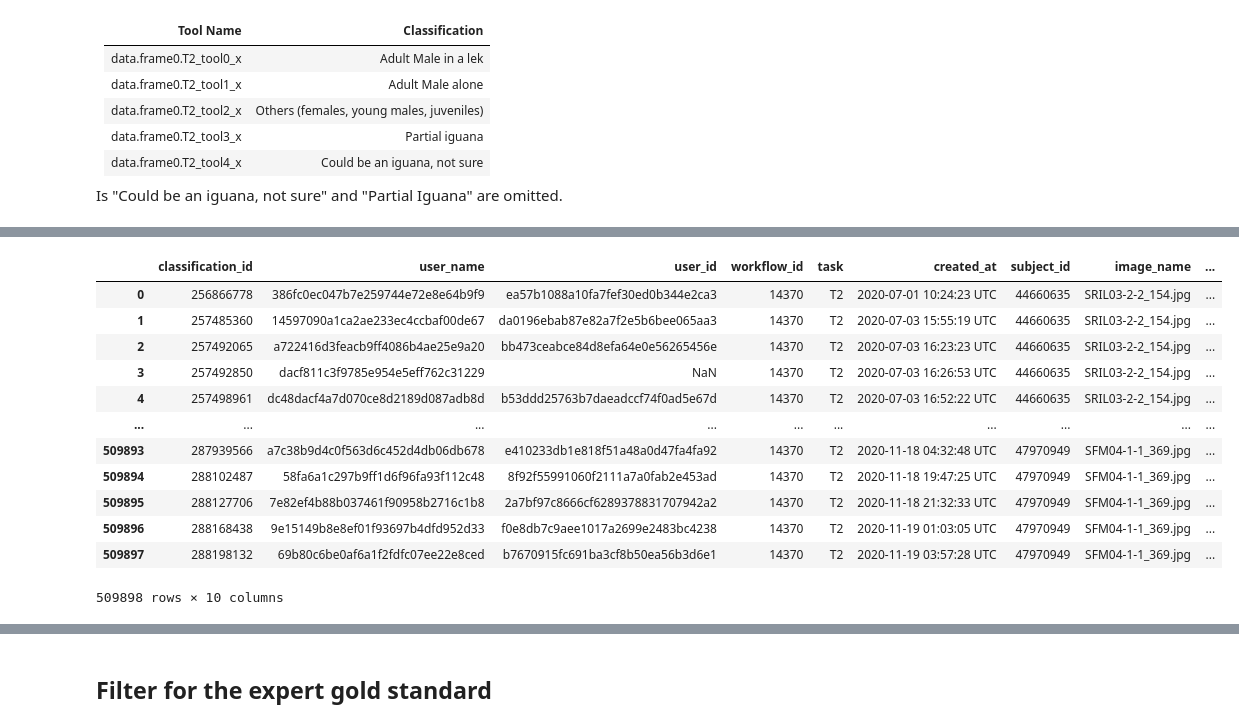
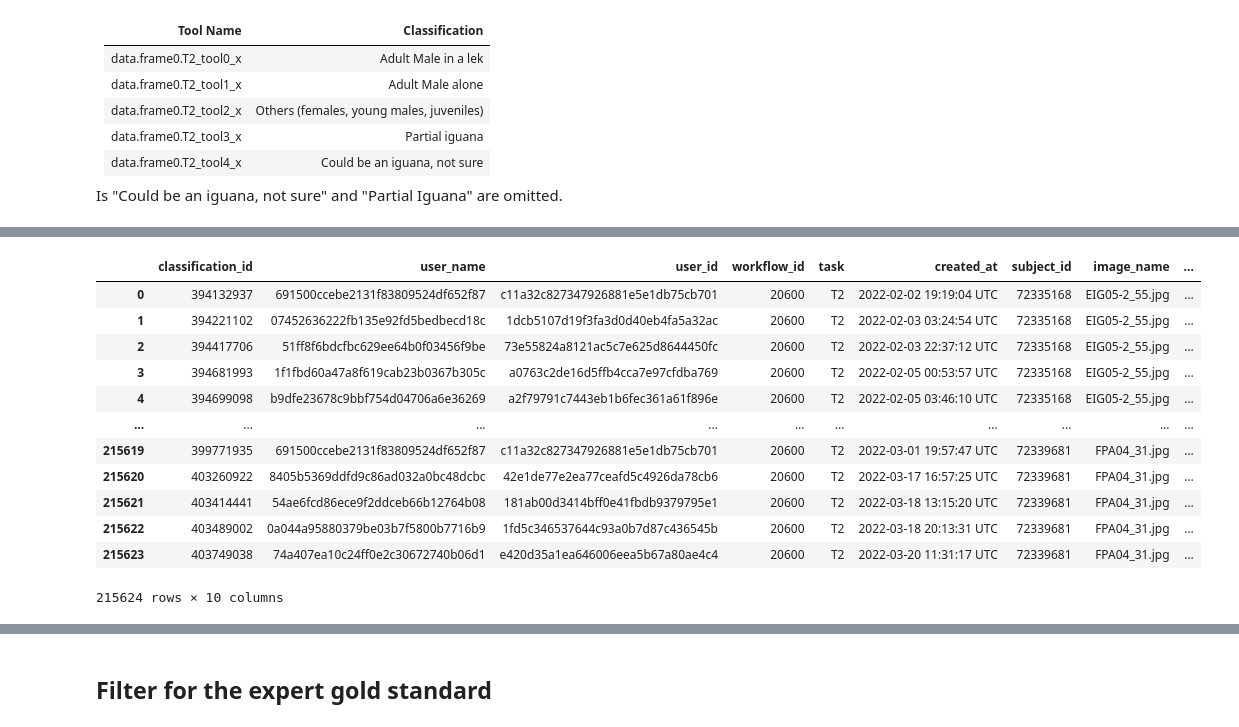
Before and after one commit to cwinkelmann/iguanas-from-above-zooniverse, a Jupyter notebook: Panoptes_Data_Prep.ipynb, the cells around one changed output, grey strips where cells are left out. Saved outputs shown, nothing was run; the diff lists cells and outputs as text; code cells hidden in the pictures.

```diff
--- a/Panoptes_Data_Prep.ipynb
+++ b/Panoptes_Data_Prep.ipynb
@@ -256,5 +238,8 @@ df_subjects
 # %%
-df_panotes_point_extractor = df_panotes_point_extractor.merge(df_subjects[["subject_id", "image_name"]], left_on="subject_id", right_on="subject_id")
-df_panotes_point_extractor
+# join the image name from the subjects file
+df_panoptes_point_extractor = df_panoptes_point_extractor.merge(df_subjects[["subject_id", "image_name"]], left_on="subject_id", right_on="subject_id")
+df_panoptes_point_extractor = df_panoptes_point_extractor[df_panoptes_point_extractor.subject_id.isin(df_subjects.subject_id)]
+
+df_panoptes_point_extractor
 # %% [output]
 |  | classification_id | user_name | user_id | workflow_id | task | created_at | subject_id | extractor | ... |
@@ -275,11 +260,11 @@ df_panotes_point_extractor
 # %%
 from hashlib import blake2b
 
-df_panotes_point_extractor["user_id"] = df_panotes_point_extractor['user_id'].apply(lambda x: blake2b(str(x).encode(), digest_size=16).hexdigest() if not pd.isnull(x) else x)
+df_panoptes_point_extractor["user_id"] = df_panoptes_point_extractor['user_id'].apply(lambda x: blake2b(str(x).encode(), digest_size=16).hexdigest() if not pd.isnull(x) else x)
 # Anonymize 'user_name' by hashing
-df_panotes_point_extractor['user_name'] = df_panotes_point_extractor['user_name'].apply(lambda x: blake2b(x.encode(), digest_size=16).hexdigest() if isinstance(x, str) else x)
+df_panoptes_point_extractor['user_name'] = df_panoptes_point_extractor['user_name'].apply(lambda x: blake2b(x.encode(), digest_size=16).hexdigest() if isinstance(x, str) else x)
 
-df_panotes_question["user_id"] = df_panotes_question['user_id'].apply(lambda x: blake2b(str(x).encode(), digest_size=16).hexdigest() if not pd.isnull(x) else x)
+df_panoptes_question["user_id"] = df_panoptes_question['user_id'].apply(lambda x: blake2b(str(x).encode(), digest_size=16).hexdigest() if not pd.isnull(x) else x)
 # Anonymize 'user_name' by hashing
-df_panotes_question['user_name'] = df_panotes_question['user_name'].apply(lambda x: blake2b(x.encode(), digest_size=16).hexdigest() if isinstance(x, str) else x)
+df_panoptes_question['user_name'] = df_panoptes_question['user_name'].apply(lambda x: blake2b(x.encode(), digest_size=16).hexdigest() if isinstance(x, str) else x)
 # %%
@@ -317,12 +328,10 @@ df_panotes_question
 # %% [markdown]
 Filter for T2 only
 # %%
-df_panotes_point_extractor_r = df_panotes_point_extractor[
-    # (df_panotes_point_extractor.subject_id == subject_id_2) &  # filter for this subject_id only
-    (df_panotes_point_extractor.task == "T2")
-    # & (df_panotes_point_extractor.user_name == "jickjack")
+df_panoptes_point_extractor_r = df_panoptes_point_extractor[
+    (df_panoptes_point_extractor.task == "T2")
 ]
-df_panotes_point_extractor_r.columns
+df_panoptes_point_extractor_r.columns
 # %% [output]
 Index(['classification_id', 'user_name', 'user_id', 'workflow_id', 'task',
        'created_at', 'subject_id', 'extractor', 'data.aggregation_version',
@@ -358,23 +367,23 @@ columns_keep_x = ['data.frame0.T2_tool0_x', 'data.frame0.T2_tool1_x', 'data.fram
 columns_keep_y = ['data.frame0.T2_tool0_y', 'data.frame0.T2_tool1_y', 'data.frame0.T2_tool2_y']
 
 for col in columns_keep_x + columns_keep_y:
-    df_panotes_point_extractor_r[col] = df_panotes_point_extractor_r[col].apply(lambda x: literal_eval(x) if pd.notnull(x) else [])
+    df_panoptes_point_extractor_r[col] = df_panoptes_point_extractor_r[col].apply(lambda x: literal_eval(x) if pd.notnull(x) else [])
 
 # Merge the lists in 'x' and 'y' coordinates
-df_panotes_point_extractor_r['x'] = df_panotes_point_extractor_r[columns_keep_x].values.tolist()
-df_panotes_point_extractor_r['y'] = df_panotes_point_extractor_r[columns_keep_y].values.tolist()
+df_panoptes_point_extractor_r['x'] = df_panoptes_point_extractor_r[columns_keep_x].values.tolist()
+df_panoptes_point_extractor_r['y'] = df_panoptes_point_extractor_r[columns_keep_y].values.tolist()
 
 # Flatten the lists in each row for 'x' and 'y'
-df_panotes_point_extractor_r['x'] = df_panotes_point_extractor_r['x'].apply(lambda x: [item for sublist in x for item in sublist])
-df_panotes_point_extractor_r['y'] = df_panotes_point_extractor_r['y'].apply(lambda x: [item for sublist in x for item in sublist])
+df_panoptes_point_extractor_r['x'] = df_panoptes_point_extractor_r['x'].apply(lambda x: [item for sublist in x for item in sublist])
+df_panoptes_point_extractor_r['y'] = df_panoptes_point_extractor_r['y'].apply(lambda x: [item for sublist in x for item in sublist])
 
 # Explode the DataFrame to separate rows for each x, y pair
 # Note: This requires pandas >= 0.25 for simultaneous explode
-# df_panotes_point_extractor_r_exploded = df_panotes_point_extractor_r.apply(pd.Series.explode)
+# df_panoptes_point_extractor_r_exploded = df_panoptes_point_extractor_r.apply(pd.Series.explode)
 
 # Explode the DataFrame based on these columns to get separate rows for each list element
 # Make sure to perform the explode operation on both columns simultaneously to keep the x and y coordinates paired
-df_panotes_point_extractor_r
+df_panoptes_point_extractor_r
 # %% [output]
 A value is trying to be set on a copy of a slice from a DataFrame.
 Try using .loc[row_indexer,col_indexer] = value instead
@@ -409,24 +418,24 @@ See the caveats in the documentation: https://pandas.pydata.org/pandas-docs/stab
 # %%
-df_panotes_point_extractor_r = df_panotes_point_extractor_r[
+df_panoptes_point_extractor_r = df_panoptes_point_extractor_r[
     ['classification_id', 'user_name', 'user_id', 'workflow_id', 'task',
      'created_at', 'subject_id', "image_name",
      'x', 'y'
      ]].reset_index(drop=True)
 
-df_panotes_point_extractor_r
+df_panoptes_point_extractor_r
 # %% [output]
 |  | classification_id | user_name | user_id | workflow_id | task | created_at | subject_id | image_name | ... |
-| 0 | 256866778 | 386fc0ec047b7e259744e72e8e64b9f9 | ea57b1088a10fa7fef30ed0b344e2ca3 | 14370 | T2 | 2020-07-01 10:24:23 UTC | 44660635 | SRIL03-2-2_154.jpg | ... |
-| 1 | 257485360 | 14597090a1ca2ae233ec4ccbaf00de67 | da0196ebab87e82a7f2e5b6bee065aa3 | 14370 | T2 | 2020-07-03 15:55:19 UTC | 44660635 | SRIL03-2-2_154.jpg | ... |
-| 2 | 257492065 | a722416d3feacb9ff4086b4ae25e9a20 | bb473ceabce84d8efa64e0e56265456e | 14370 | T2 | 2020-07-03 16:23:23 UTC | 44660635 | SRIL03-2-2_154.jpg | ... |
-| 3 | 257492850 | dacf811c3f9785e954e5eff762c31229 | NaN | 14370 | T2 | 2020-07-03 16:26:53 UTC | 44660635 | SRIL03-2-2_154.jpg | ... |
-| 4 | 257498961 | dc48dacf4a7d070ce8d2189d087adb8d | b53ddd25763b7daeadccf74f0ad5e67d | 14370 | T2 | 2020-07-03 16:52:22 UTC | 44660635 | SRIL03-2-2_154.jpg | ... |
+| 0 | 394132937 | 691500ccebe2131f83809524df652f87 | c11a32c827347926881e5e1db75cb701 | 20600 | T2 | 2022-02-02 19:19:04 UTC | 72335168 | EIG05-2_55.jpg | ... |
+| 1 | 394221102 | 07452636222fb135e92fd5bedbecd18c | 1dcb5107d19f3fa3d0d40eb4fa5a32ac | 20600 | T2 | 2022-02-03 03:24:54 UTC | 72335168 | EIG05-2_55.jpg | ... |
+| 2 | 394417706 | 51ff8f6bdcfbc629ee64b0f03456f9be | 73e55824a8121ac5c7e625d8644450fc | 20600 | T2 | 2022-02-03 22:37:12 UTC | 72335168 | EIG05-2_55.jpg | ... |
+| 3 | 394681993 | 1f1fbd60a47a8f619cab23b0367b305c | a0763c2de16d5ffb4cca7e97cfdba769 | 20600 | T2 | 2022-02-05 00:53:57 UTC | 72335168 | EIG05-2_55.jpg | ... |
+| 4 | 394699098 | b9dfe23678c9bbf754d04706a6e36269 | a2f79791c7443eb1b6fec361a61f896e | 20600 | T2 | 2022-02-05 03:46:10 UTC | 72335168 | EIG05-2_55.jpg | ... |
 | ... | ... | ... | ... | ... | ... | ... | ... | ... | ... |
-| 509893 | 287939566 | a7c38b9d4c0f563d6c452d4db06db678 | e410233db1e818f51a48a0d47fa4fa92 | 14370 | T2 | 2020-11-18 04:32:48 UTC | 47970949 | SFM04-1-1_369.jpg | ... |
-| 509894 | 288102487 | 58fa6a1c297b9ff1d6f96fa93f112c48 | 8f92f55991060f2111a7a0fab2e453ad | 14370 | T2 | 2020-11-18 19:47:25 UTC | 47970949 | SFM04-1-1_369.jpg | ... |
-| 509895 | 288127706 | 7e82ef4b88b037461f90958b2716c1b8 | 2a7bf97c8666cf6289378831707942a2 | 14370 | T2 | 2020-11-18 21:32:33 UTC | 47970949 | SFM04-1-1_369.jpg | ... |
-| 509896 | 288168438 | 9e15149b8e8ef01f93697b4dfd952d33 | f0e8db7c9aee1017a2699e2483bc4238 | 14370 | T2 | 2020-11-19 01:03:05 UTC | 47970949 | SFM04-1-1_369.jpg | ... |
-| 509897 | 288198132 | 69b80c6be0af6a1f2fdfc07ee22e8ced | b7670915fc691ba3cf8b50ea56b3d6e1 | 14370 | T2 | 2020-11-19 03:57:28 UTC | 47970949 | SFM04-1-1_369.jpg | ... |
+| 215619 | 399771935 | 691500ccebe2131f83809524df652f87 | c11a32c827347926881e5e1db75cb701 | 20600 | T2 | 2022-03-01 19:57:47 UTC | 72339681 | FPA04_31.jpg | ... |
+| 215620 | 403260922 | 8405b5369ddfd9c86ad032a0bc48dcbc | 42e1de77e2ea77ceafd5c4926da78cb6 | 20600 | T2 | 2022-03-17 16:57:25 UTC | 72339681 | FPA04_31.jpg | ... |
+| 215621 | 403414441 | 54ae6fcd86ece9f2ddceb66b12764b08 | 181ab00d3414bff0e41fbdb9379795e1 | 20600 | T2 | 2022-03-18 13:15:20 UTC | 72339681 | FPA04_31.jpg | ... |
+| 215622 | 403489002 | 0a044a95880379be03b7f5800b7716b9 | 1fd5c346537644c93a0b7d87c436545b | 20600 | T2 | 2022-03-18 20:13:31 UTC | 72339681 | FPA04_31.jpg | ... |
+| 215623 | 403749038 | 74a407ea10c24ff0e2c30672740b06d1 | e420d35a1ea646006eea5b67a80ae4c4 | 20600 | T2 | 2022-03-20 11:31:17 UTC | 72339681 | FPA04_31.jpg | ... |
-509898 rows × 10 columns
+215624 rows × 10 columns
 # %%
 # explode the lists of marks per user into one row per mark
```
Also changed, not shown: parts of 53 cells of this notebook, 35 other files.
